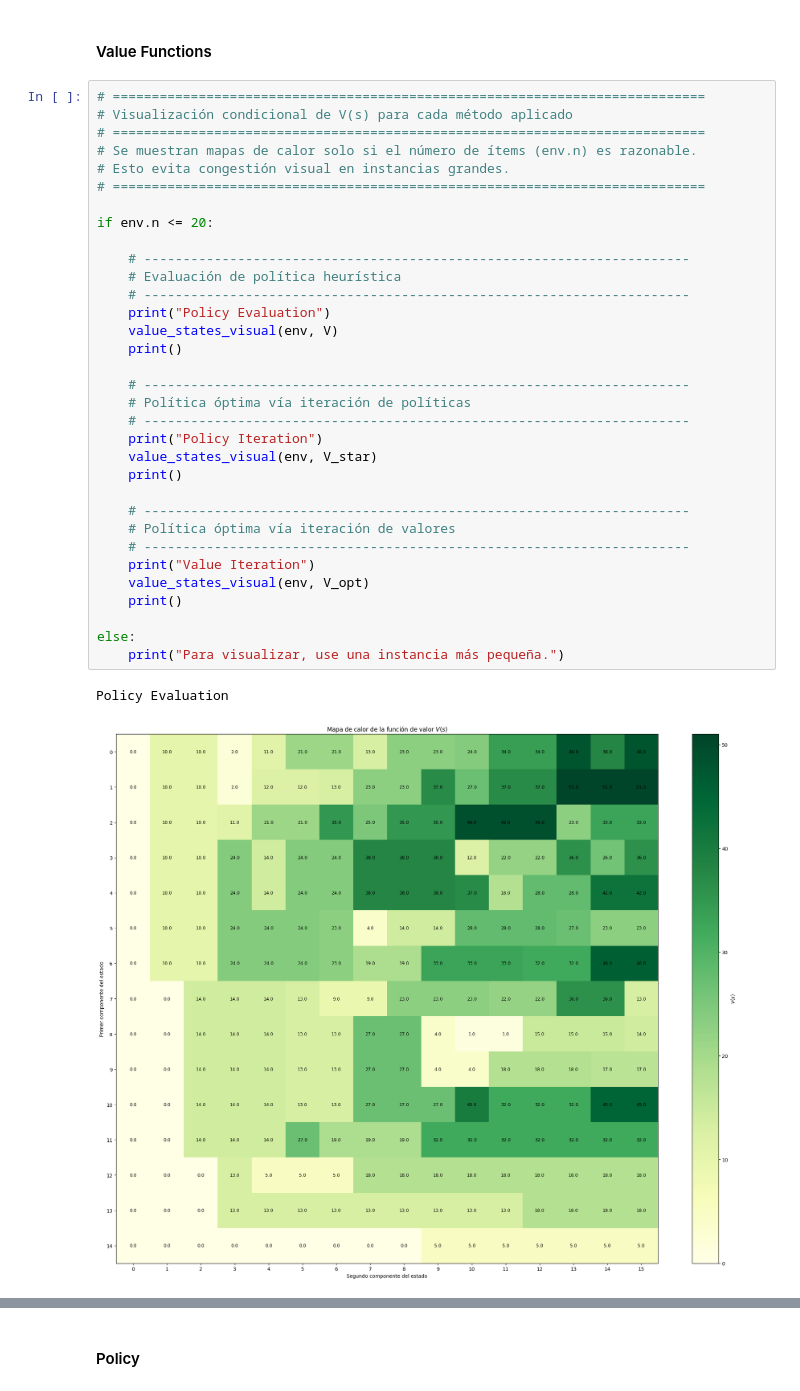
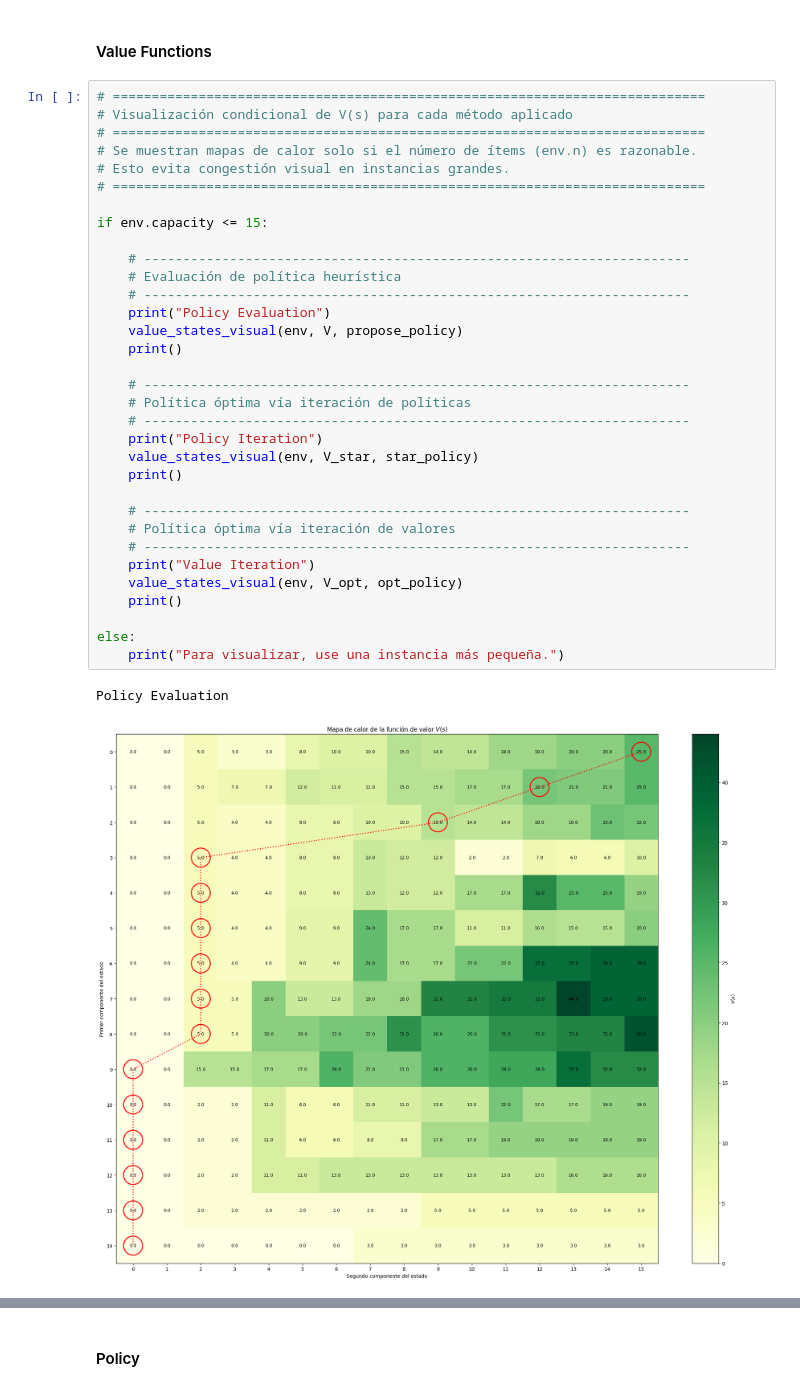
Before and after one commit to Asistencia-Optimizacion/Material_Reforma, a Jupyter notebook: Knapsack/MinObras.ipynb, the cells around one changed output, grey strips where cells are left out. Cells and saved outputs as stored; diff of their text form.

Commit message:
Visual e Inventario LP y DP listo sin documentación

```diff
--- a/Knapsack/MinObras.ipynb
+++ b/Knapsack/MinObras.ipynb
@@ -706,36 +705,36 @@ Presupuesto usado:   15.0/15
 # ============================================================================
 # Visualización condicional de V(s) para cada método aplicado
 # ============================================================================
 # Se muestran mapas de calor solo si el número de ítems (env.n) es razonable.
 # Esto evita congestión visual en instancias grandes.
 # ============================================================================
 
-if env.n <= 20:
+if env.capacity <= 15:
 
     # ----------------------------------------------------------------------
     # Evaluación de política heurística
     # ----------------------------------------------------------------------
     print("Policy Evaluation")
-    value_states_visual(env, V)
+    value_states_visual(env, V, propose_policy)
     print()
 
     # ----------------------------------------------------------------------
     # Política óptima vía iteración de políticas
     # ----------------------------------------------------------------------
     print("Policy Iteration")
-    value_states_visual(env, V_star)
+    value_states_visual(env, V_star, star_policy)
     print()
 
     # ----------------------------------------------------------------------
     # Política óptima vía iteración de valores
     # ----------------------------------------------------------------------
     print("Value Iteration")
-    value_states_visual(env, V_opt)
+    value_states_visual(env, V_opt, opt_policy)
     print()
 
 else:
     print("Para visualizar, use una instancia más pequeña.")
 # %% [output]
 Policy Evaluation
-[figure, old version]
+[figure, new version]
 Policy Iteration
```
Also changed, not shown: parts of 13 cells of this notebook, 4 other files.
